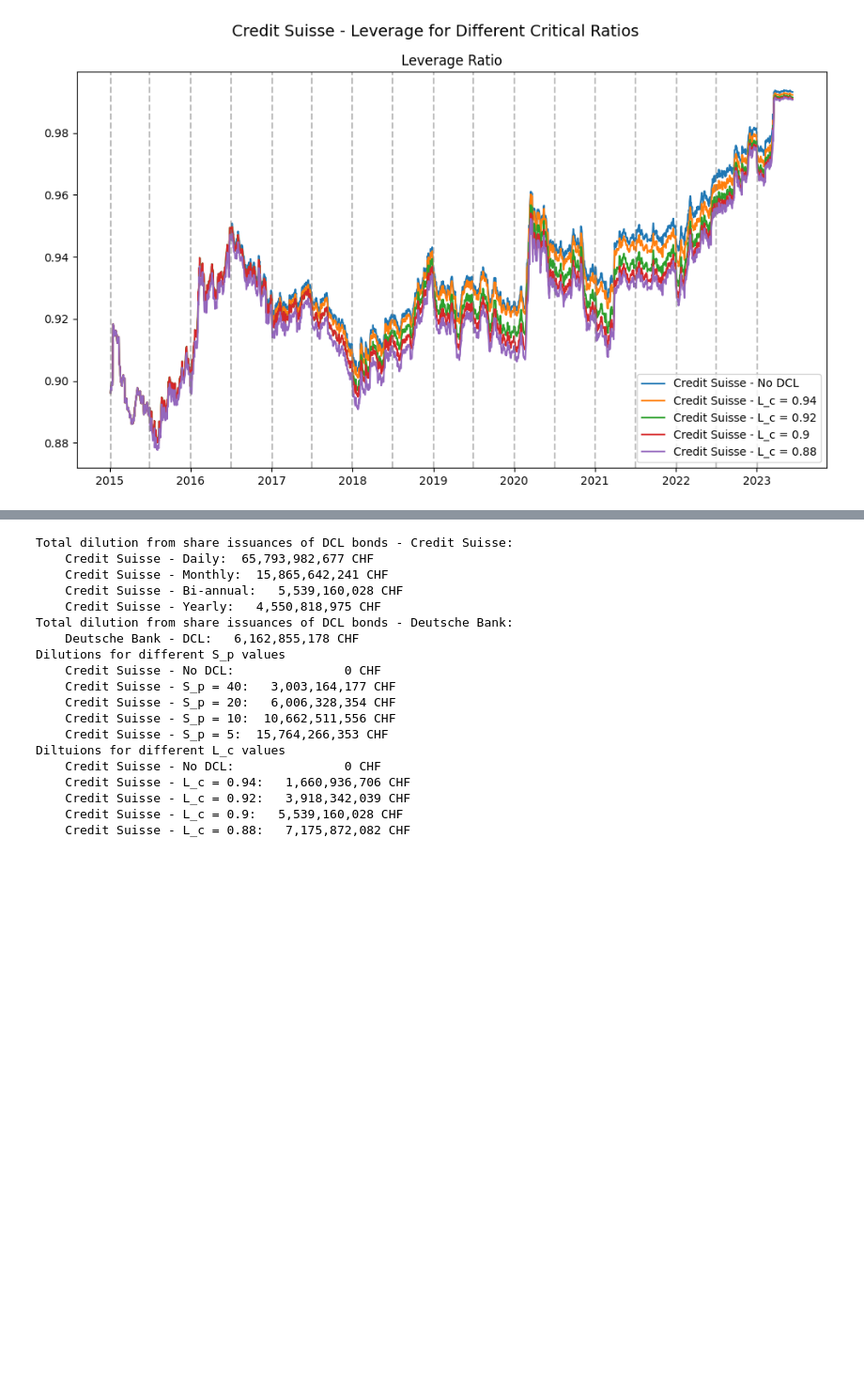
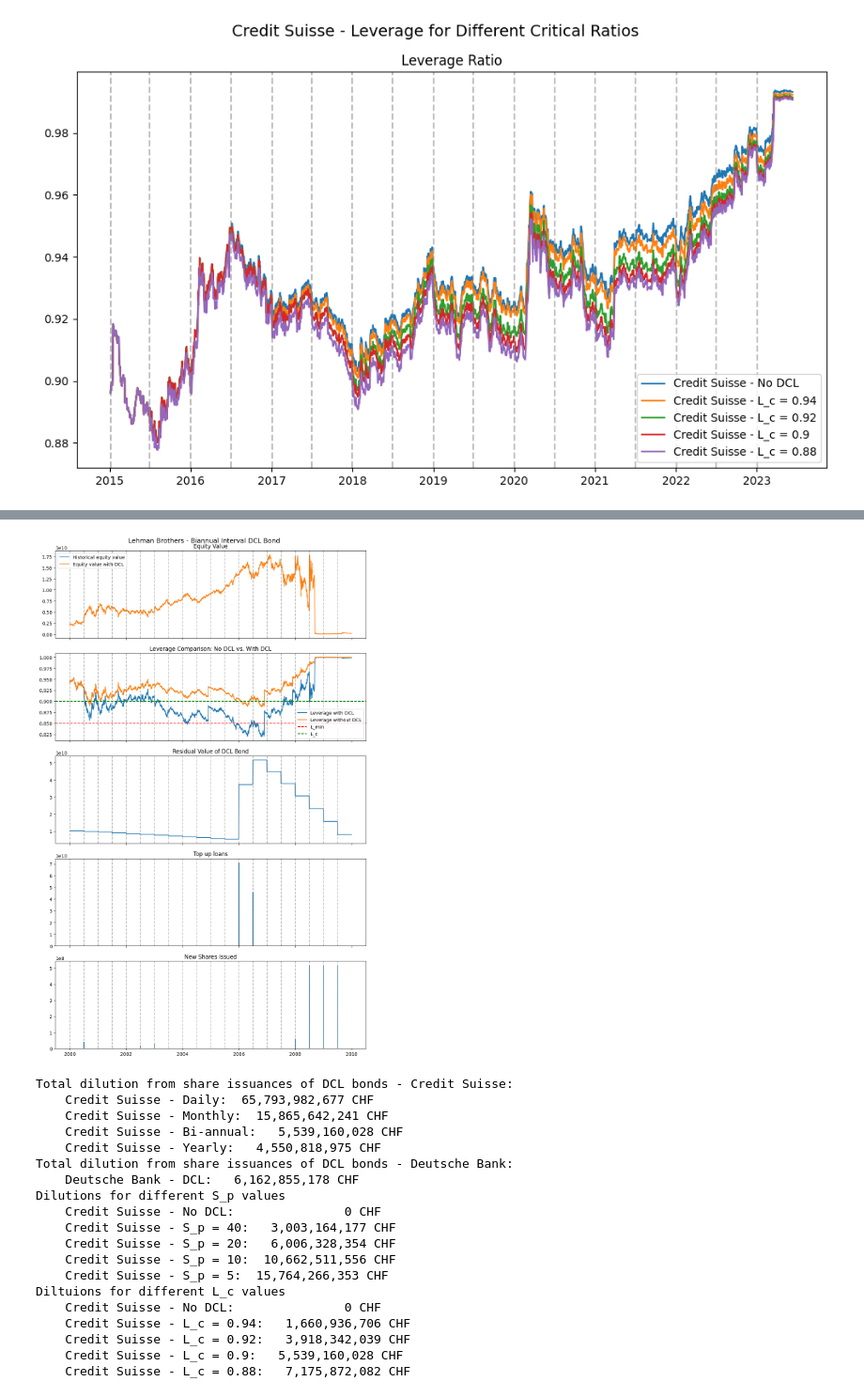
Before and after one commit to steinarb1234/DCL_coco_bond, a Jupyter notebook: main.ipynb, the cells around one changed output, grey strips where cells are left out. Shown at 94% size. Saved outputs shown, nothing was run; the diff lists cells and outputs as text; code cells hidden in the pictures; blank space fills up the shorter version.

```diff
--- a/main.ipynb
+++ b/main.ipynb
@@ -723,3 +671,38 @@ plot_leverage_ratios(cs_dcl_leverage_ratios, title="Credit Suisse - Leverage for
+# %%
+# --------------------------  Lehman Brothers -------------------------------
+
+le_r = 0.05
+le_Q_init = 10_216_000_000 # TODO: find Initial value of DCL bonds -> Set to initial AT1 debt value
+le_L_min = 0.85
+le_L_c   = 0.9
+
+le_dcl_biannual = DCL_Bond(
+    name       = "Lehman Brothers - DCL",
+    ticker_ric = "LEHMQ.PK^C12",          # Reuters Intrument Code (RIC) for the ticker
+    Q_init     = le_Q_init,             # Initial value of DCL bonds
+    L_min      = le_L_min,              # Minimum leverage ratio
+    L_c        = le_L_c,                # Critical leverage ratio
+    S_p        = "initial share price", # Conversion price
+    r          = le_r,                  # Risk free rate TODO: change to timeseries?
+    T_years    = 10,                    # Number of years to maturity for DCL bonds
+    freq       = 2,              # Frequency of interest payments and leverage considerations
+)
+
+le_no_dcl = DCL_Bond(
+    name       = "SLehman Brothers- No DCL",
+    ticker_ric = "LEHMQ.PK^C12",          # Reuters Intrument Code (RIC) for the ticker
+    Q_init     = 1,                     # Initial value of DCL bonds
+    L_min      = le_L_min,              # Minimum leverage ratio
+    L_c        = le_L_c,                # Critical leverage ratio
+    S_p        = "initial share price", # Conversion price
+    r          = le_r,                  # Risk free rate TODO: change to timeseries?
+    T_years    = 10,                    # Number of years to maturity for DCL bonds
+    freq       = 0,         # Frequency of interest payments and leverage considerations
+)
+
+plot_results(le_no_dcl, le_dcl_biannual, title="Lehman Brothers - Biannual Interval DCL Bond")
+# %% [output]
+[figure, added]
 # %%
 # Calculate total value of dilutions for new shares issued
 
```
Also changed, not shown: parts of 10 cells of this notebook, 26 other files.
